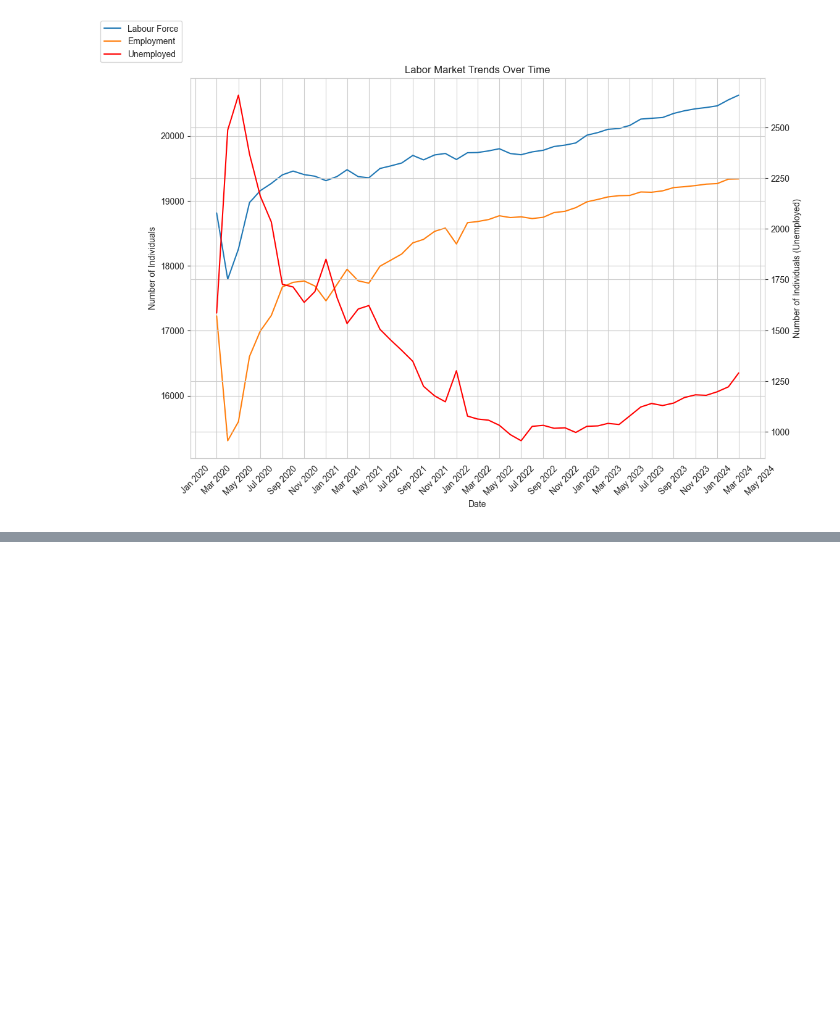
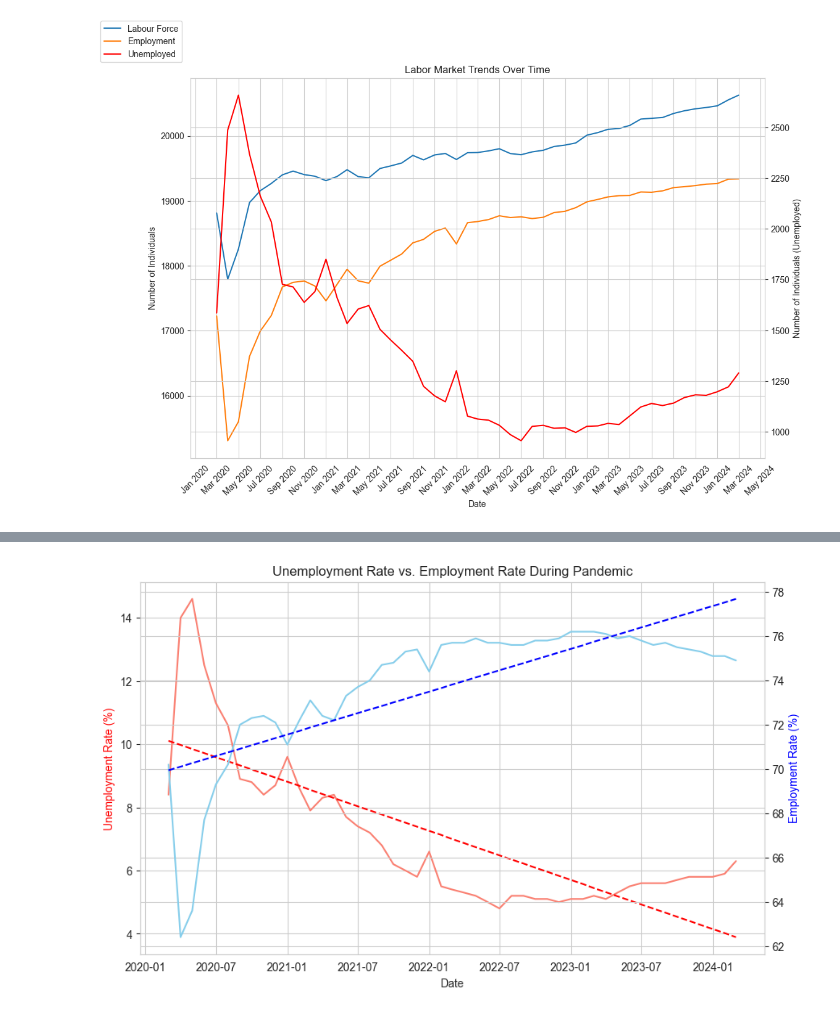
Before and after one commit to tw7366/Projects, a Jupyter notebook: Projects/Labour Market in Canada.ipynb, the cells around one changed output, grey strips where cells are left out. Drawn from its saved outputs; the diff is of its cells as text; code cells hidden in the pictures; blank space fills up the shorter version.

Commit message:
Added graphs and trendlines to labour market project

```diff
--- a/Projects/Labour Market in Canada.ipynb
+++ b/Projects/Labour Market in Canada.ipynb
@@ -252,0 +264,37 @@ plt.show()
+# %%
+import numpy as np
+
+
+labour_table['date'] = pd.to_datetime(labour_table['date'])
+
+# Convert rate columns to numeric values
+labour_table['unemployment_rate'] = pd.to_numeric(labour_table['unemployment_rate'])
+labour_table['employment_rate'] = pd.to_numeric(labour_table['employment_rate'])
+
+# Set up the figure and axes
+fig, ax1 = plt.subplots(figsize=(10, 6))
+
+# Plot unemployment rate on the first y-axis (left)
+sns.lineplot(data=labour_table, x='date', y='unemployment_rate', color='salmon', ax=ax1)
+ax1.set_ylabel('Unemployment Rate (%)', color='red')
+
+# Create a second y-axis (right) for employment rate
+ax2 = ax1.twinx()
+sns.lineplot(data=labour_table, x='date', y='employment_rate', color='skyblue', ax=ax2)
+ax2.set_ylabel('Employment Rate (%)', color='blue')
+
+# Fit trend lines
+unemployment_trend = np.polyfit(labour_table.index, labour_table['unemployment_rate'], 1)
+employment_trend = np.polyfit(labour_table.index, labour_table['employment_rate'], 1)
+
+# Add trend lines to the plot
+sns.lineplot(data=labour_table, x='date', y=np.polyval(unemployment_trend, labour_table.index), color='red', ax=ax1, linestyle='--')
+sns.lineplot(data=labour_table, x='date', y=np.polyval(employment_trend, labour_table.index), color='blue', ax=ax2, linestyle='--')
+
+# Set common labels and title
+ax1.set_xlabel('Date')
+plt.title('Unemployment Rate vs. Employment Rate During Pandemic')
+
+plt.show()
+# %% [output]
+[figure, added]
```
Also changed, not shown: parts of 3 cells of this notebook.
